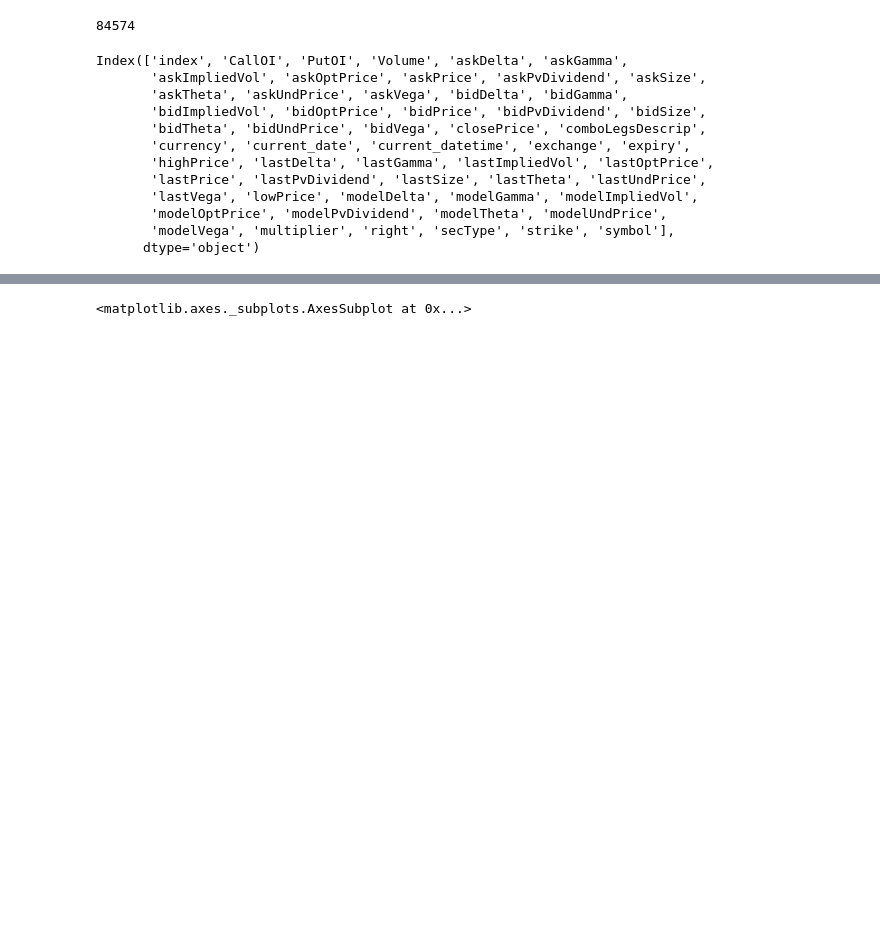
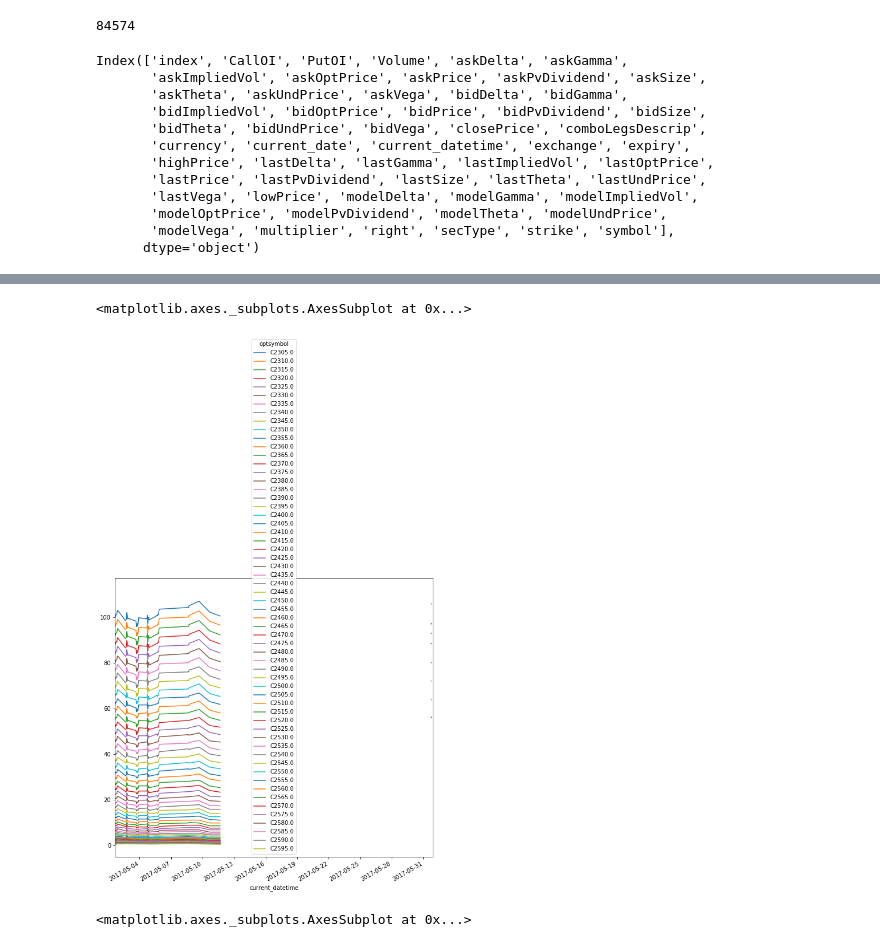
Before and after one commit to OZ-T/voltrad1, a Jupyter notebook: ipython/Analizar_precios.ipynb, the cells around one changed output, grey strips where cells are left out. Saved outputs shown, nothing was run; the diff lists cells and outputs as text; code cells hidden in the pictures; blank space fills up the shorter version.

```diff
--- a/ipython/Analizar_precios.ipynb
+++ b/ipython/Analizar_precios.ipynb
@@ -1,19 +1,24 @@
 # %%
 %matplotlib inline
+import sys
+sys.path.append("../")
 
-#show account balance
-import sys
-# this is to be abel to use all the code in the voltrad1 project
-sys.path.append("../")
 import pandas as pd
 import sqlite3
 from volsetup.logger import logger
 from volsetup import config
 import operations.market_data as ddtt
+
 globalconf = config.GlobalConfig()
 log = logger("ipython")
+
+symbols = ['ES','SPY']
+
+expiries = ['2017-07','2017-08']
+
+
 db_type = "optchain_ib"
-expiry = "2017-01"
+expiry = "2017-07"
 db_file = ddtt.get_market_db_file(globalconf,db_type,expiry)
 path = globalconf.config['paths']['data_folder']
 store = sqlite3.connect(path + db_file)
@@ -45,3 +60,10 @@ Index(['index', 'CallOI', 'PutOI', 'Volume', 'askDelta', 'askGamma',
        'modelOptPrice', 'modelPvDividend', 'modelTheta', 'modelUndPrice',
        'modelVega', 'multiplier', 'right', 'secType', 'strike', 'symbol'],
       dtype='object')
+# %%
+df1['optsymbol'] = df1.right.astype(str).str.cat(df1.strike.astype(str))
+df2 = df1[(df1['strike'] < 2600.0) & (df1['strike'] > 2300.0) & (df1['right'] == 'C')]
+df3 = df2.pivot(index='current_datetime', columns='optsymbol', values='bidPrice')
+df3.index = pd.to_datetime(df3.index, format="%Y%m%d%H%M%S")
+df3 = df3.loc[:,:].apply(pd.to_numeric, errors='coerce')
+df3['2017-05']
@@ -48,3 +90,8 @@ Index(['index', 'CallOI', 'PutOI', 'Volume', 'askDelta', 'askGamma',
+# %%
+df3['2017-05'].plot(figsize=(10,10))
+# %% [output]
+<matplotlib.axes._subplots.AxesSubplot at 0x...>
+[figure, added]
 # %%
 df2 = df1[(df1['right'] == "C") & (df1['strike'].astype(float) == 2300.0)].dropna(subset=['lastPrice'])
 # %%
```
Also changed, not shown: parts of 2 cells of this notebook, 1 other file.
